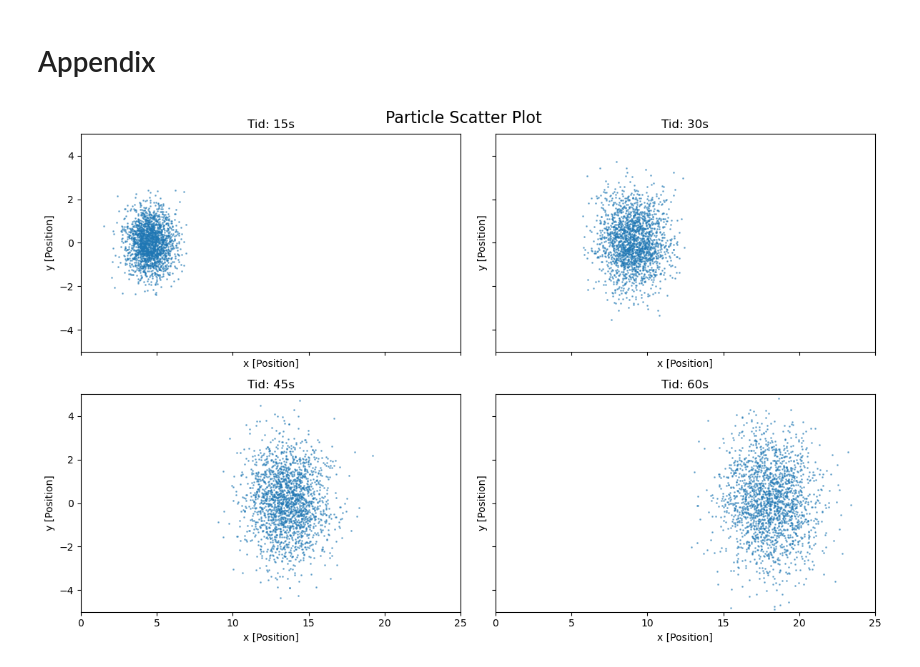
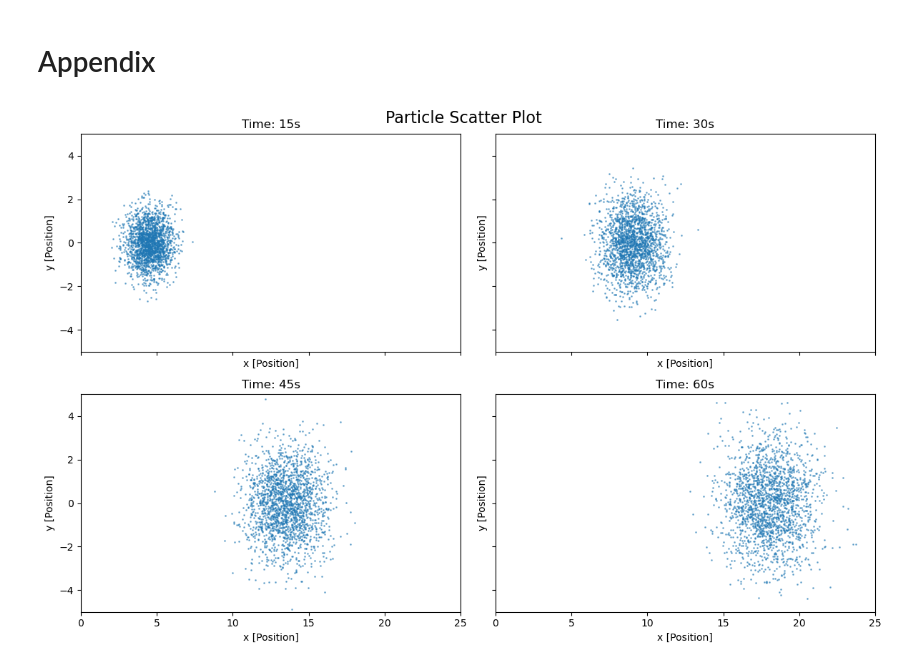
Before and after one commit to johanneslopponen/scicomp_miniproject, a Jupyter notebook: Report.ipynb, the cells around one changed output. Cells and saved outputs as stored; diff of their text form; code cells hidden in the pictures.

```diff
--- a/Report.ipynb
+++ b/Report.ipynb
@@ -111,24 +111,26 @@ The simulation results across different tasks demonstrate how advection and diff
 import numpy as np
 import matplotlib.pyplot as plt
 # %%
+# Implementation of the Euler-Maruyama method for simulating particle trajectories
 def euler(N, T, h, D, u, num_steps, checkpoints, q):
+    '''N number of particles, T total time, h time step, D diffusion coefficient, u velocity vector, num_steps number of steps, checkpoints list of time checkpoints to save snapshots, q particle injection rate'''
     X = np.zeros((N, 2))
     particles_per_step = int(q * h)
     t = np.linspace(0, T, num_steps + 1)
 
-    snapshots = []
+    snapshots = [] # To store particle positions at different time checkpoints
 
-    for n in range(num_steps + 1):
-        new_particles = np.zeros((particles_per_step, 2))
+    for n in range(num_steps + 1): # Loop over time steps
+        new_particles = np.zeros((particles_per_step, 2)) # New particles are injected at the origin (0, 0)
         X = np.vstack([X, new_particles])
 
-        num_active = X.shape[0]
+        num_active = X.shape[0] # Update positions of all active particles using the Euler-Maruyama method
         Z = np.random.randn(num_active, 2)
         X = X + u * h + np.sqrt(2 * D * h) * Z
 
         if any(np.isclose(t[n], checkpoints)):
             snapshots.append(X.copy())
 
-    return snapshots
+    return snapshots # Return the snapshots of particle positions at specified checkpoints
 # %%
 # Constants
@@ -145,22 +146,21 @@ checkpoints = [15, 30, 45, 60]
 # %%
-# Plot
-
-snapshots = euler(N,T,h,D,u,num_steps, checkpoints, 0) # No source term
+# Plotting the results without a source term (q=0)
+snapshots = euler(N,T,h,D,u,num_steps, checkpoints, 0) # Calling the Euler-Maruyama function with the above parameters.
 fig, axes = plt.subplots(2, 2, figsize=(12, 8), sharex=True, sharey=True)
 axes = axes.flatten()
 
 for i, t in enumerate(checkpoints):
     pos = snapshots[i]
     axes[i].scatter(pos[:, 0], pos[:, 1], s=1, alpha=0.5)
-    axes[i].set_title(f"Tid: {t}s")
+    axes[i].set_title(f"Time: {t}s")
     axes[i].set_xlim(0, 25)
     axes[i].set_ylim(-5, 5)
     axes[i].set_xlabel("x [Position]")
     axes[i].set_ylabel("y [Position]")
 
 plt.suptitle('Particle Scatter Plot', fontsize=16, y=0.95)
 plt.tight_layout()
 plt.show()
 # %% [output]
-[figure, old version]
+[figure, new version]
 # %%
```
Also changed, not shown: parts of 6 cells of this notebook.
